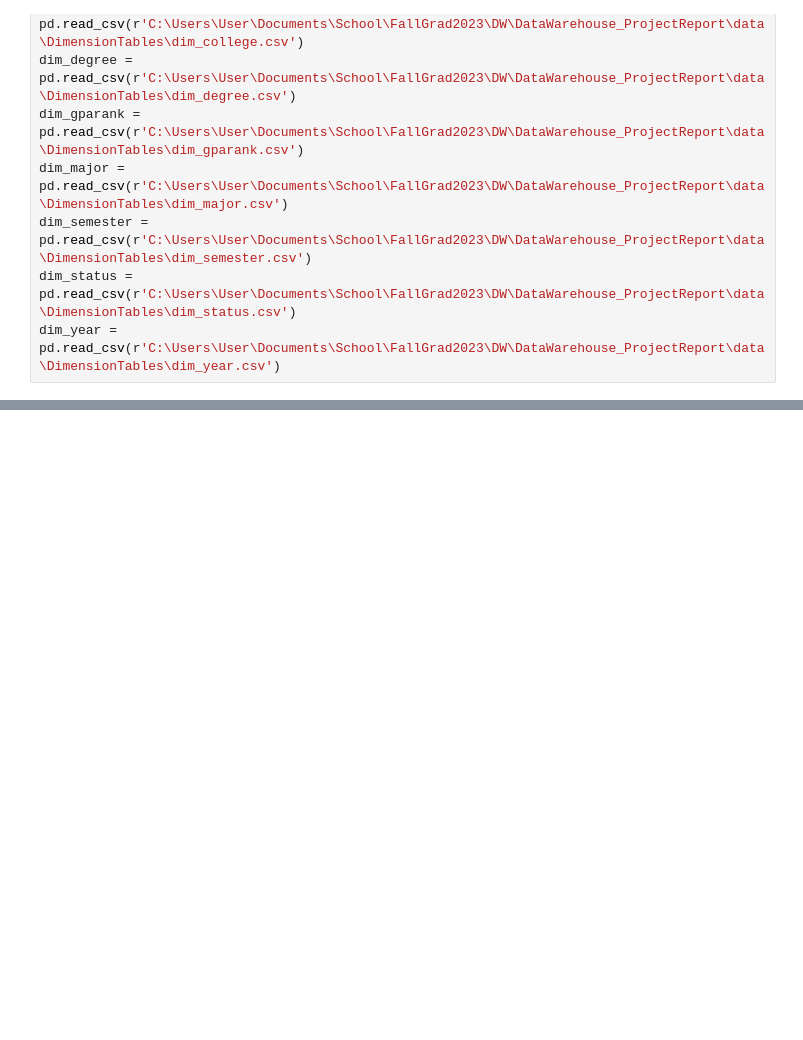
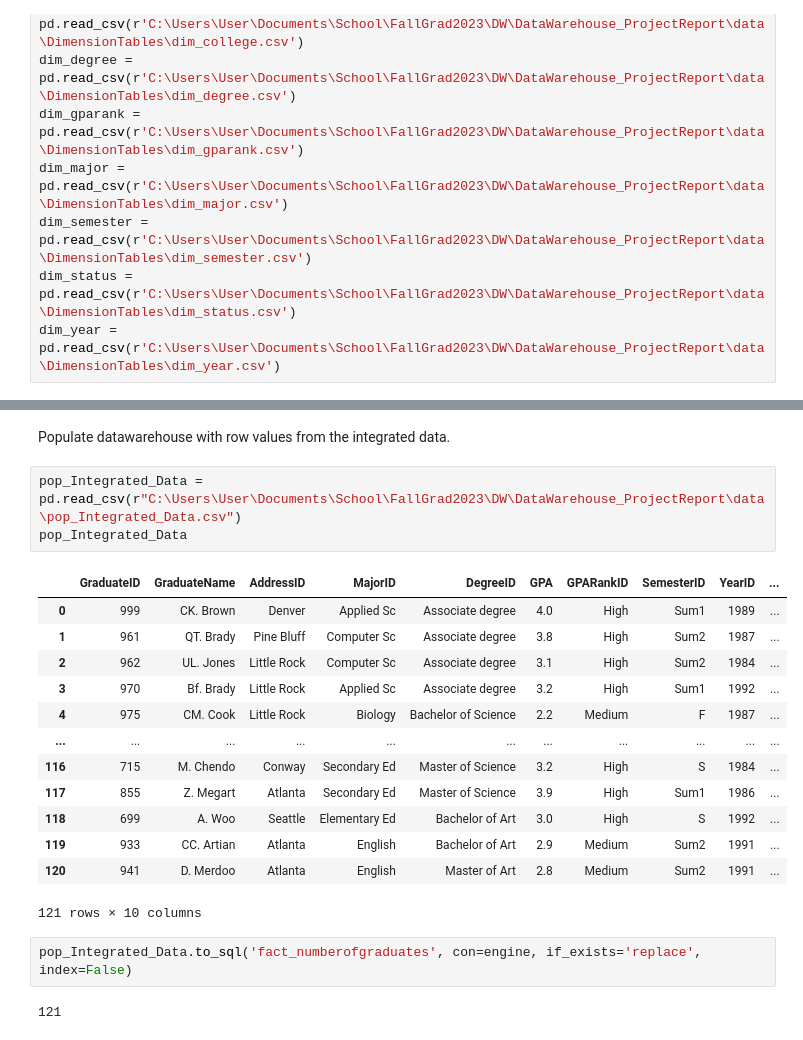
Before and after one commit to JoshuaFarara/DataWarehouse_ProjectReport, a Jupyter notebook: RDBMS/rdbms.ipynb, the cells around one changed output, grey strips where cells are left out. Saved outputs shown, nothing was run; the diff lists cells and outputs as text; blank space fills up the shorter version.

```diff
--- a/RDBMS/rdbms.ipynb
+++ b/RDBMS/rdbms.ipynb
@@ -66,0 +65,23 @@ dim_year.to_sql('dim_year', con=engine, if_exists='replace', index=False)
+# %% [markdown]
+Populate datawarehouse with row values from the integrated data.
+# %%
+pop_Integrated_Data = pd.read_csv(r"C:\Users\User\Documents\School\FallGrad2023\DW\DataWarehouse_ProjectReport\data\pop_Integrated_Data.csv")
+pop_Integrated_Data
+# %% [output]
+|  | GraduateID | GraduateName | AddressID | MajorID | DegreeID | GPA | GPARankID | SemesterID | YearID | ... |
+| 0 | 999 | CK. Brown | Denver | Applied Sc | Associate degree | 4.0 | High | Sum1 | 1989 | ... |
+| 1 | 961 | QT. Brady | Pine Bluff | Computer Sc | Associate degree | 3.8 | High | Sum2 | 1987 | ... |
+| 2 | 962 | UL. Jones | Little Rock | Computer Sc | Associate degree | 3.1 | High | Sum2 | 1984 | ... |
+| 3 | 970 | Bf. Brady | Little Rock | Applied Sc | Associate degree | 3.2 | High | Sum1 | 1992 | ... |
+| 4 | 975 | CM. Cook | Little Rock | Biology | Bachelor of Science | 2.2 | Medium | F | 1987 | ... |
+| ... | ... | ... | ... | ... | ... | ... | ... | ... | ... | ... |
+| 116 | 715 | M. Chendo | Conway | Secondary Ed | Master of Science | 3.2 | High | S | 1984 | ... |
+| 117 | 855 | Z. Megart | Atlanta | Secondary Ed | Master of Science | 3.9 | High | Sum1 | 1986 | ... |
+| 118 | 699 | A. Woo | Seattle | Elementary Ed | Bachelor of Art | 3.0 | High | S | 1992 | ... |
+| 119 | 933 | CC. Artian | Atlanta | English | Bachelor of Art | 2.9 | Medium | Sum2 | 1991 | ... |
+| 120 | 941 | D. Merdoo | Atlanta | English | Master of Art | 2.8 | Medium | Sum2 | 1991 | ... |
+121 rows × 10 columns
+# %%
+pop_Integrated_Data.to_sql('fact_numberofgraduates', con=engine, if_exists='replace', index=False)
+# %% [output]
+121
```
Also changed, not shown: parts of 1 cell of this notebook, 3 other files.
